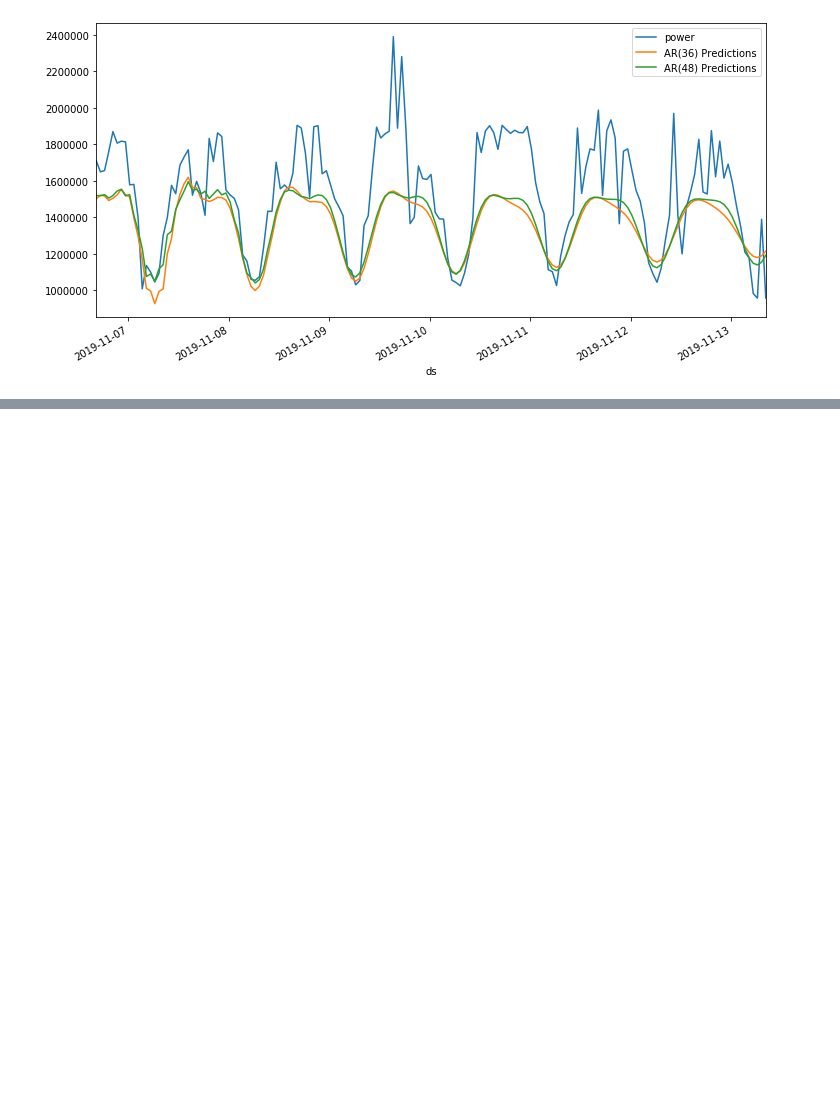
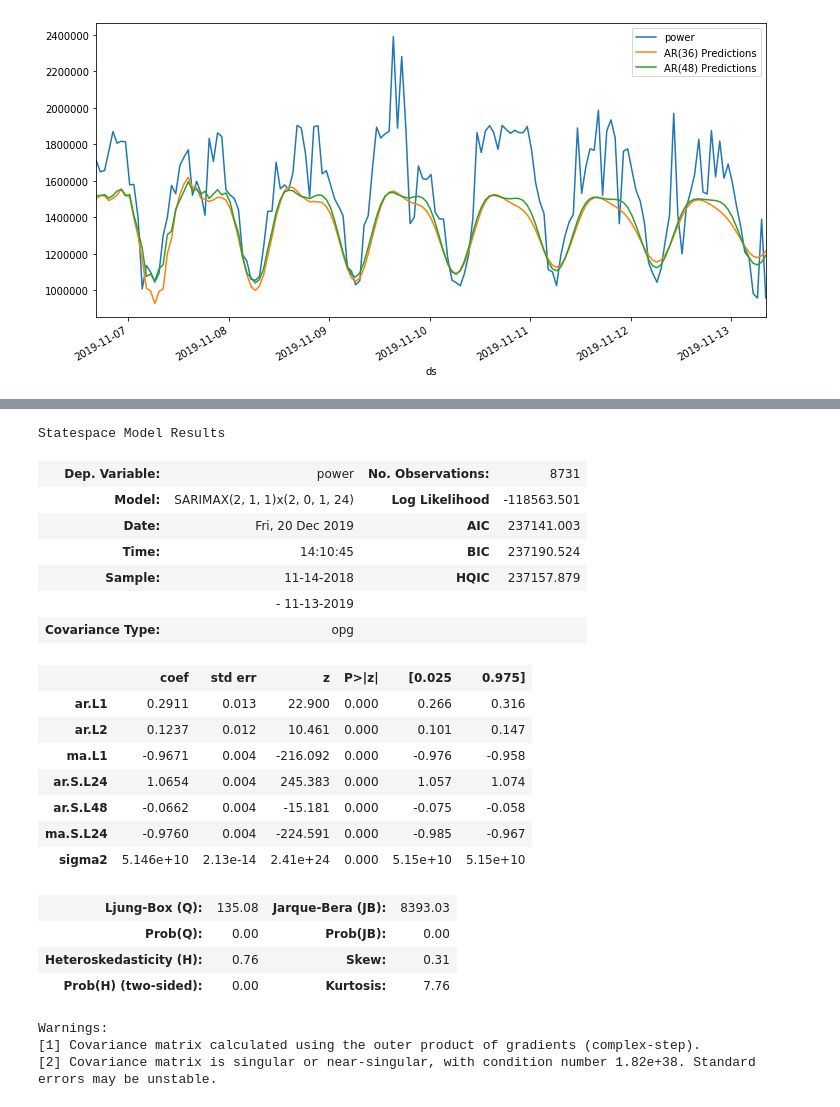
Before and after one commit to Landstein/Water-Treatment-Plant-Power-Predictions, a Jupyter notebook: Sarima.ipynb, the cells around one changed output, grey strips where cells are left out. Saved outputs shown, nothing was run; the diff lists cells and outputs as text; code cells hidden in the pictures; blank space fills up the shorter version.

```diff
--- a/Sarima.ipynb
+++ b/Sarima.ipynb
@@ -221,0 +259,28 @@ predictions48.plot(legend=True,figsize=(12,6));
+# %%
+model = SARIMAX(df['power'],order=(2, 1, 1),seasonal_order=(2, 0, 1, 24))
+power_results = model.fit()
+power_results.summary()
+# %% [output]
+Statespace Model Results
+| Dep. Variable: | power | No. Observations: | 8731 |
+| Model: | SARIMAX(2, 1, 1)x(2, 0, 1, 24) | Log Likelihood | -118563.501 |
+| Date: | Fri, 20 Dec 2019 | AIC | 237141.003 |
+| Time: | 14:10:45 | BIC | 237190.524 |
+| Sample: | 11-14-2018 | HQIC | 237157.879 |
+|  | - 11-13-2019 |  |  |
+| Covariance Type: | opg |  |  |
+|  | coef | std err | z | P>|z| | [0.025 | 0.975] |
+| ar.L1 | 0.2911 | 0.013 | 22.900 | 0.000 | 0.266 | 0.316 |
+| ar.L2 | 0.1237 | 0.012 | 10.461 | 0.000 | 0.101 | 0.147 |
+| ma.L1 | -0.9671 | 0.004 | -216.092 | 0.000 | -0.976 | -0.958 |
+| ar.S.L24 | 1.0654 | 0.004 | 245.383 | 0.000 | 1.057 | 1.074 |
+| ar.S.L48 | -0.0662 | 0.004 | -15.181 | 0.000 | -0.075 | -0.058 |
+| ma.S.L24 | -0.9760 | 0.004 | -224.591 | 0.000 | -0.985 | -0.967 |
+| sigma2 | 5.146e+10 | 2.13e-14 | 2.41e+24 | 0.000 | 5.15e+10 | 5.15e+10 |
+| Ljung-Box (Q): | 135.08 | Jarque-Bera (JB): | 8393.03 |
+| Prob(Q): | 0.00 | Prob(JB): | 0.00 |
+| Heteroskedasticity (H): | 0.76 | Skew: | 0.31 |
+| Prob(H) (two-sided): | 0.00 | Kurtosis: | 7.76 |
+Warnings:
+[1] Covariance matrix calculated using the outer product of gradients (complex-step).
+[2] Covariance matrix is singular or near-singular, with condition number 1.82e+38. Standard errors may be unstable.
```
Also changed, not shown: parts of 9 cells of this notebook.
